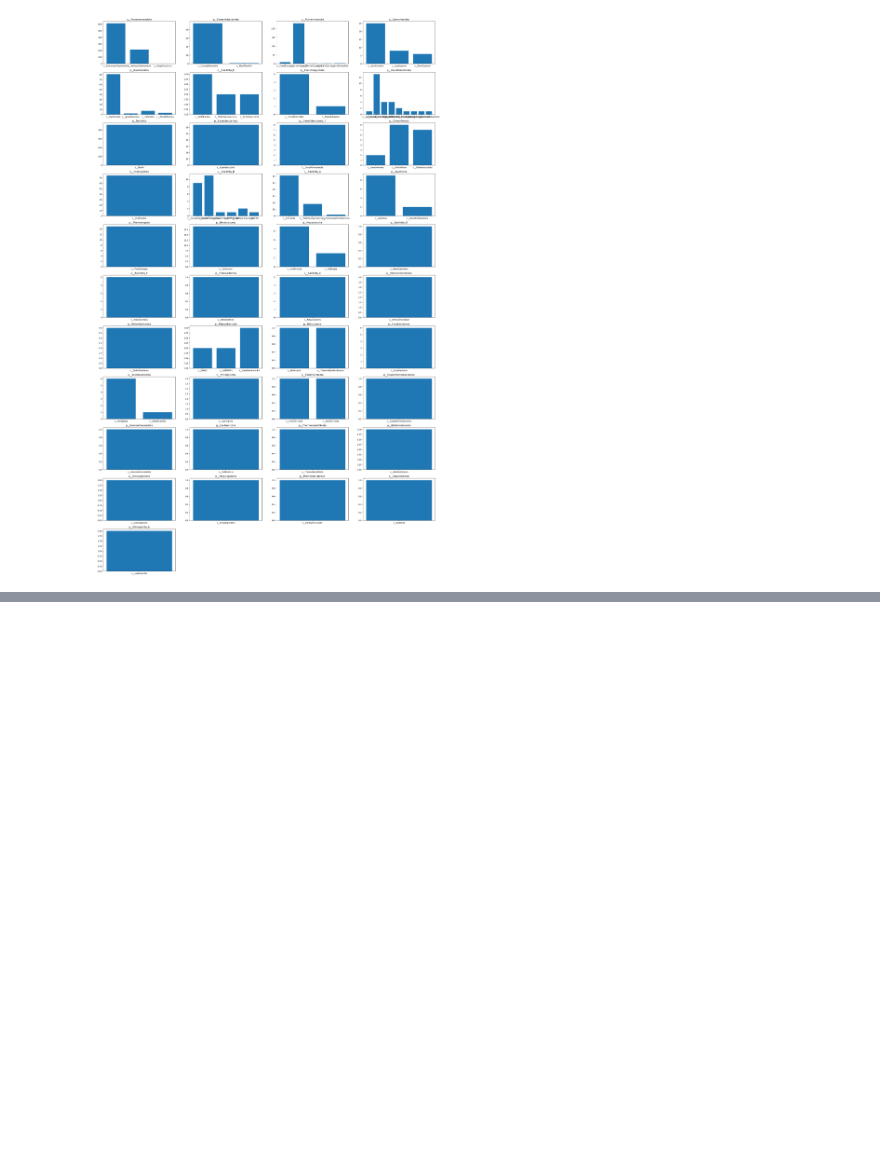
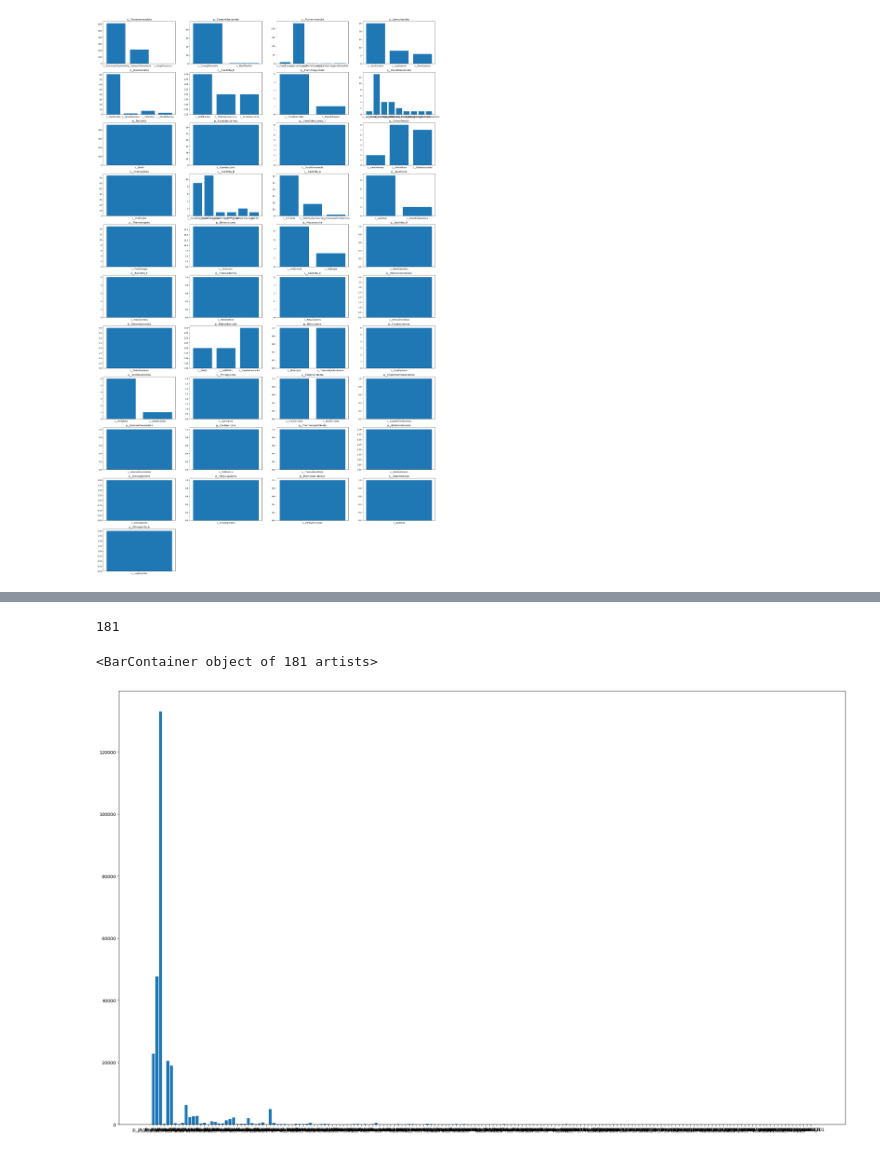
Before and after one commit to ratboitripleseven/NewGenes, a Jupyter notebook: taxonomy_NewGenes.ipynb, the cells around one changed output, grey strips where cells are left out. Cells and saved outputs as stored; diff of their text form; code cells hidden in the pictures; blank space fills up the shorter version.

```diff
--- a/taxonomy_NewGenes.ipynb
+++ b/taxonomy_NewGenes.ipynb
@@ -356,0 +362,9 @@ for i,phylum in enumerate(newgenes_GTDB_taxo["phylum"].unique()):
+# %%
+gtdb_reference = pd.read_csv('reference/ref_gtdb.csv', index_col='Unnamed: 0')
+# %%
+gtdb_reference["phylum"]= [x.split(';')[1] for x in gtdb_reference["GDTB_taxonomy"].values]
+gtdb_reference["class"]= [x.split(';')[2] for x in gtdb_reference["GDTB_taxonomy"].values]
+gtdb_reference["order"]= [x.split(';')[3] for x in gtdb_reference["GDTB_taxonomy"].values]
+gtdb_reference["family"]= [x.split(';')[4] for x in gtdb_reference["GDTB_taxonomy"].values]
+gtdb_reference["genus"]= [x.split(';')[5] for x in gtdb_reference["GDTB_taxonomy"].values]
+gtdb_reference["species"]= [x.split(';')[6] for x in gtdb_reference["GDTB_taxonomy"].values]
@@ -356,0 +387,6 @@ for i,phylum in enumerate(newgenes_GTDB_taxo["phylum"].unique()):
+# %%
+stats = []
+for phylum in gtdb_reference["phylum"].unique():
+    amount = len(gtdb_reference[gtdb_reference["phylum"] == phylum])
+    print(f'phylum: {phylum}, count {amount}')
+    stats.append(amount)
@@ -356,0 +411,10 @@ for i,phylum in enumerate(newgenes_GTDB_taxo["phylum"].unique()):
+# %%
+len(gtdb_reference["phylum"].unique())
+# %% [output]
+181
+# %%
+plt.figure(figsize=(30,18))
+plt.bar(gtdb_reference["phylum"].unique(), stats)
+# %% [output]
+<BarContainer object of 181 artists>
+[figure, added]
```
Also changed, not shown: parts of 6 cells of this notebook, 3 other files.
